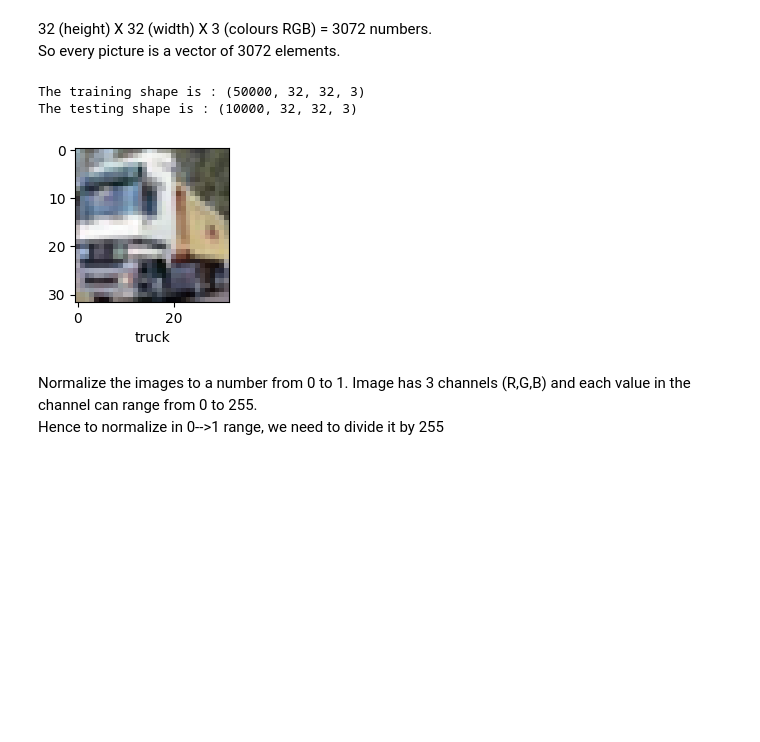
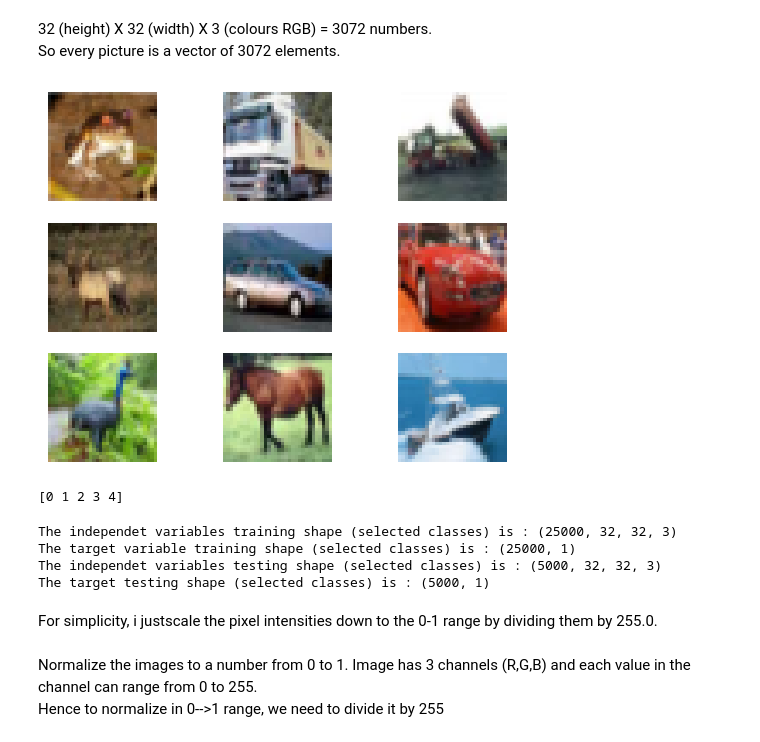
Before and after one commit to CharalamposZisis/Cifar-10, a Jupyter notebook: main.ipynb, the cells around one changed output. Saved outputs shown, nothing was run; the diff lists cells and outputs as text; code cells hidden in the pictures; blank space fills up the shorter version.

```diff
--- a/main.ipynb
+++ b/main.ipynb
@@ -14,9 +30,3 @@ I will choose 5 of the total classes which are airplane, automobile, bird, cat,
 (X_train, y_train), (X_test,y_test) = cifar10.load_data()
 # %% [markdown]
 32 (height) X 32 (width) X 3 (colours RGB) = 3072 numbers. <br> So every picture is a vector of 3072 elements.
-# %%
-print(f'The training shape is : {X_train.shape}')
-print(f'The testing shape is : {X_test.shape}')
-# %% [output]
-The training shape is : (50000, 32, 32, 3)
-The testing shape is : (10000, 32, 32, 3)
@@ -25,11 +33,10 @@ classes = ["airplane","automobile","bird","cat","deer","dog","frog","horse","shi
-# %%
-def plot_sample(X, y, index, classes):
-    plt.figure(figsize=(2,2))
-    plt.imshow(X[index])
-    plt.xlabel(classes[y[index]])
-    plt.show()
-
-y_train = y_train.flatten()
-plot_sample(X_train, y_train, 1, classes)
-# %% [output]
-[figure, removed]
+# %%
+# Plot first 9 images
+for i in range(9):
+    plt.subplot(3, 3, i + 1)
+    plt.imshow(X_train[i])
+    plt.axis('off')
+
+plt.show()
+# %% [output]
+[figure, added]
@@ -35,0 +56,17 @@ plot_sample(X_train, y_train, 1, classes)
+# %%
+print(np.unique(y_train_sub))
+# %% [output]
+[0 1 2 3 4]
+# %%
+print(f'The independet variables training shape (selected classes) is : {X_train_sub.shape}')
+print(f'The target variable training shape (selected classes) is : {y_train_sub.shape}')
+
+print(f'The independet variables testing shape (selected classes) is : {X_test_sub.shape}')
+print(f'The target testing shape (selected classes) is : {y_test_sub.shape}')
+# %% [output]
+The independet variables training shape (selected classes) is : (25000, 32, 32, 3)
+The target variable training shape (selected classes) is : (25000, 1)
+The independet variables testing shape (selected classes) is : (5000, 32, 32, 3)
+The target testing shape (selected classes) is : (5000, 1)
+# %% [markdown]
+For simplicity, i justscale the pixel intensities down to the 0-1 range by dividing them by 255.0.
```
Also changed, not shown: parts of 32 cells of this notebook, 1 other file.
